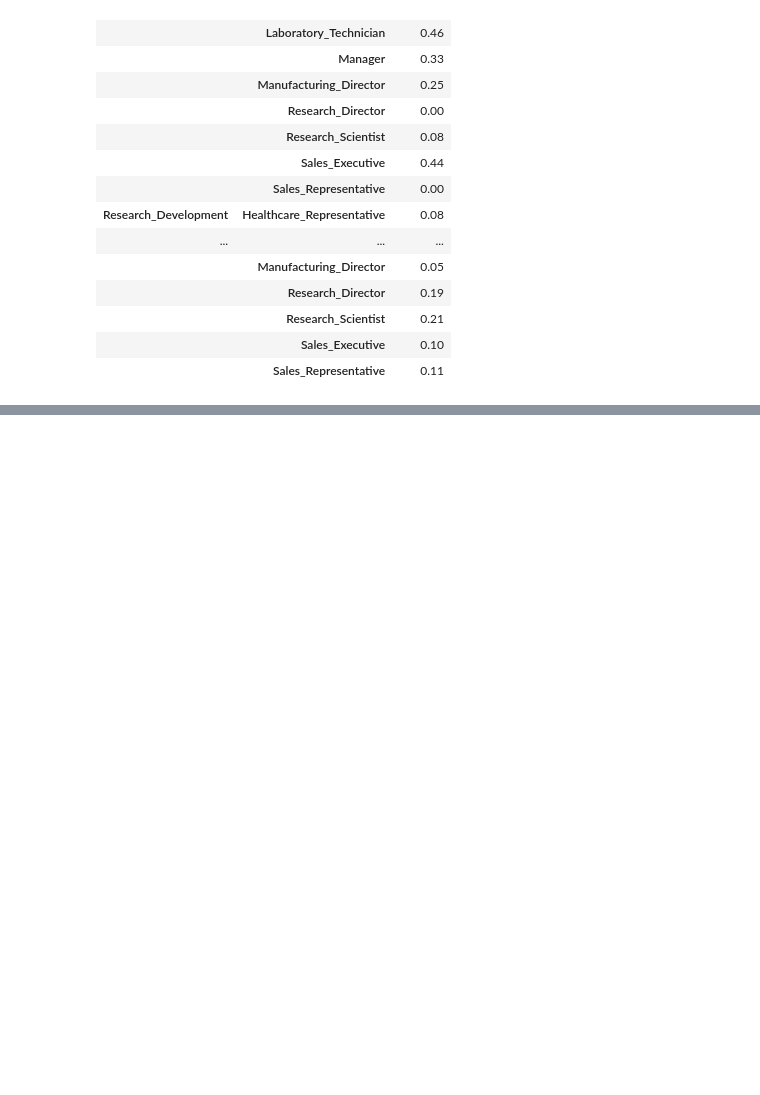
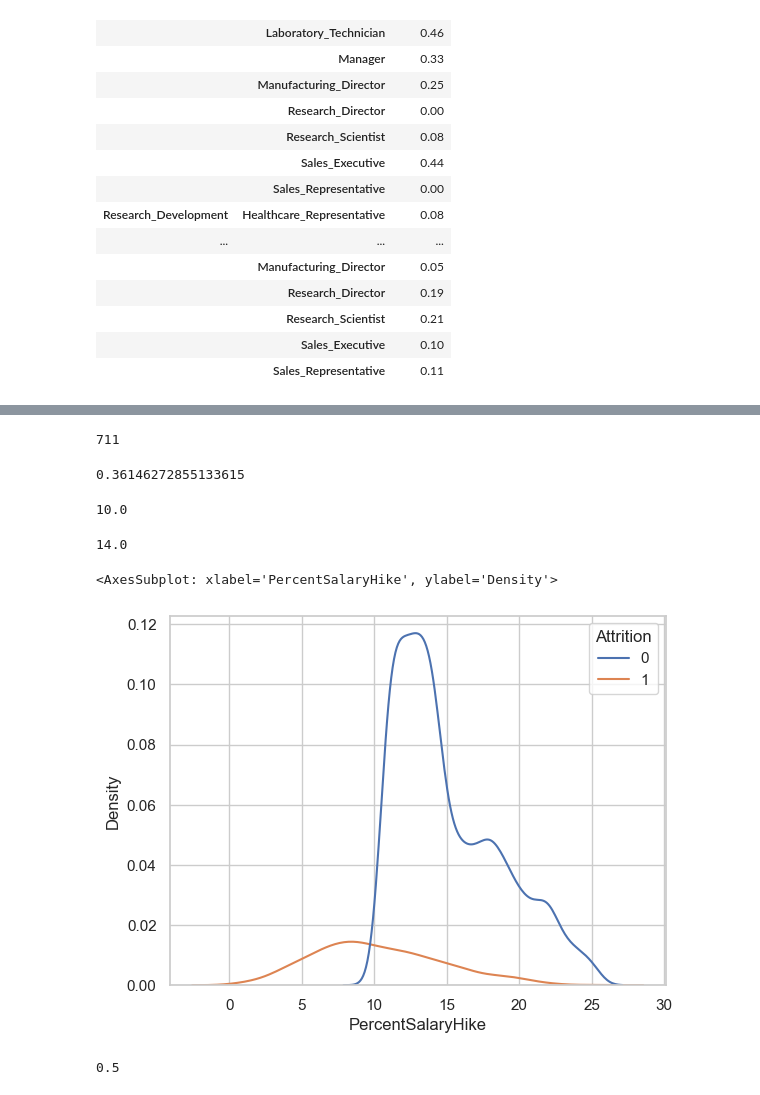
Before and after one commit to clmangham/acme_aroma, a Jupyter notebook: notebooks/0_eda.ipynb, the cells around one changed output, grey strips where cells are left out. Drawn from its saved outputs; the diff is of its cells as text; code cells hidden in the pictures; blank space fills up the shorter version.

```diff
--- a/notebooks/0_eda.ipynb
+++ b/notebooks/0_eda.ipynb
@@ -251,0 +273,25 @@ dr_attrition_prcnt
+# %%
+len(data[(data['Attrition'] == 1)])
+# %% [output]
+711
+# %%
+len(data[(data['WorkLifeBalance'] ==1 ) & (data['Attrition'] == 1)]) / len(data[(data['Attrition'] == 1)])
+# %% [output]
+0.36146272855133615
+# %%
+data[(data['Attrition'] == 1)]['PercentSalaryHike'].median()
+# %% [output]
+10.0
+# %%
+data[(data['Attrition'] == 0)]['PercentSalaryHike'].median()
+# %% [output]
+14.0
+# %%
+sns.kdeplot(data = data, x = 'PercentSalaryHike', hue = 'Attrition')
+# %% [output]
+<AxesSubplot: xlabel='PercentSalaryHike', ylabel='Density'>
+[figure, added]
+# %%
+(0.7 - 0.35) / 0.7
+# %% [output]
+0.5
```
Also changed, not shown: parts of 4 cells of this notebook, 2 other files.
